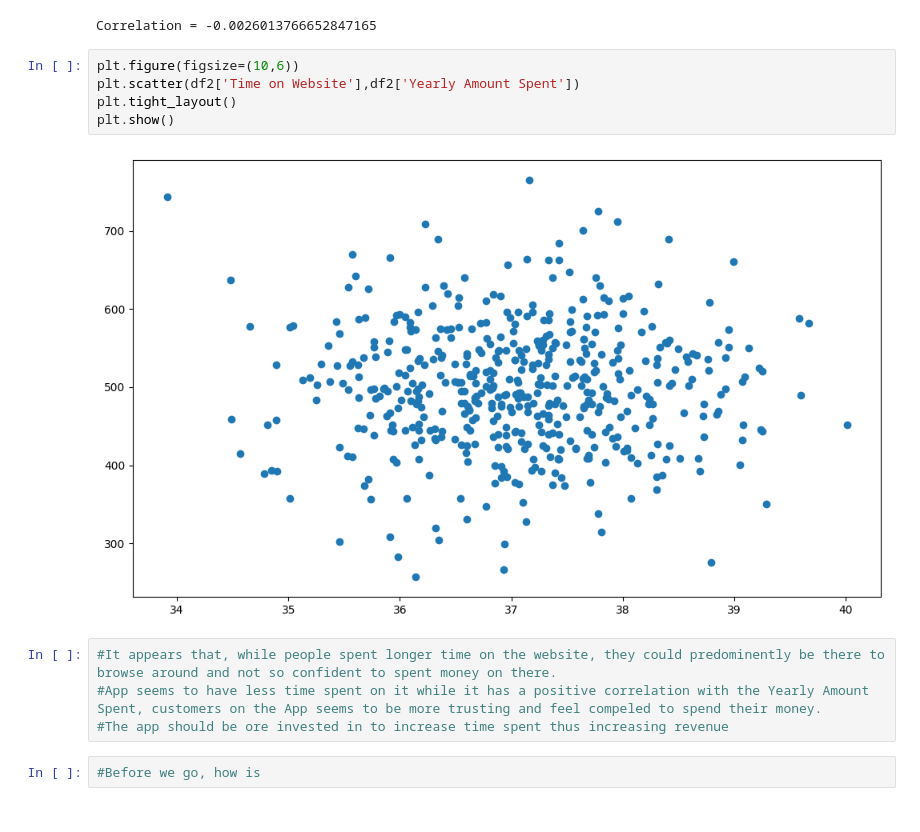
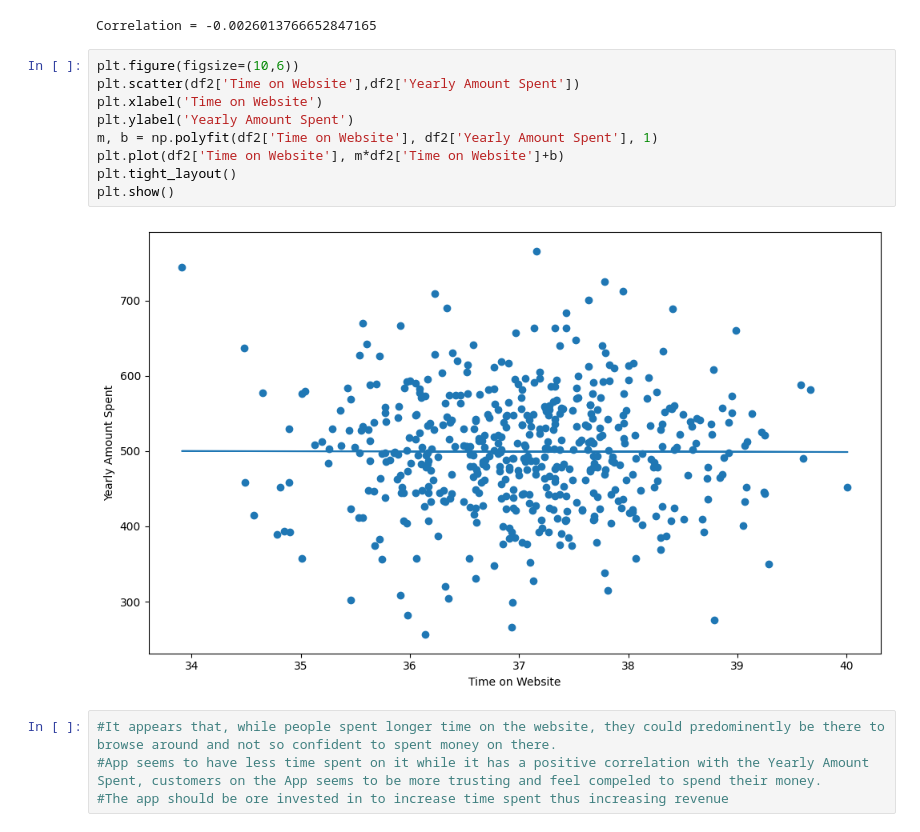
Before and after one commit to Uric01/data_science, a Jupyter notebook: ecommerce-customer-data.ipynb, the cells around one changed output. Cells and saved outputs as stored; diff of their text form.

```diff
--- a/ecommerce-customer-data.ipynb
+++ b/ecommerce-customer-data.ipynb
@@ -161,13 +165,15 @@ Correlation = -0.0026013766652847165
 # %%
 plt.figure(figsize=(10,6))
 plt.scatter(df2['Time on Website'],df2['Yearly Amount Spent'])
+plt.xlabel('Time on Website')
+plt.ylabel('Yearly Amount Spent')
+m, b = np.polyfit(df2['Time on Website'], df2['Yearly Amount Spent'], 1)
+plt.plot(df2['Time on Website'], m*df2['Time on Website']+b)
 plt.tight_layout()
 plt.show()
 # %% [output]
-[figure, old version]
+[figure, new version]
 # %%
 #It appears that, while people spent longer time on the website, they could predominently be there to browse around and not so confident to spent money on there.
 #App seems to have less time spent on it while it has a positive correlation with the Yearly Amount Spent, customers on the App seems to be more trusting and feel compeled to spend their money.
 #The app should be ore invested in to increase time spent thus increasing revenue
-# %%
-#Before we go, how is
```
Also changed, not shown: parts of 6 cells of this notebook.
